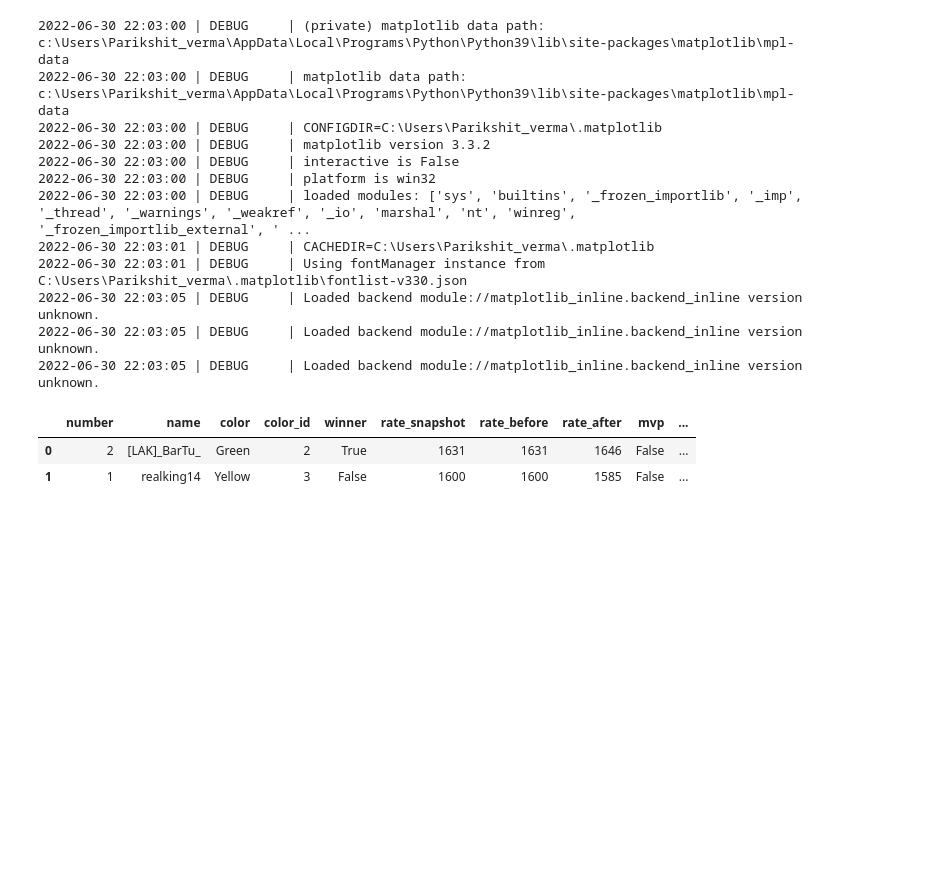
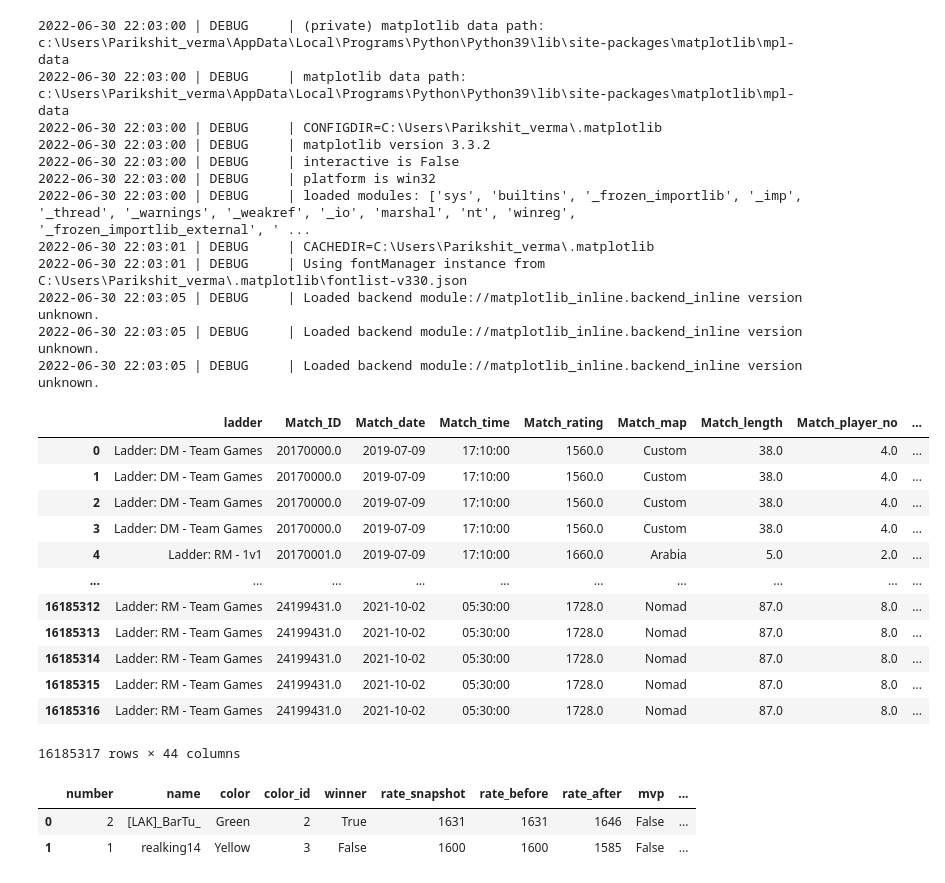
Before and after one commit to InspectorFowler/AgeofEmpires2_Voobly, a Jupyter notebook: src/Mining/Data_mining.ipynb, the cells around one changed output. Cells and saved outputs as stored; diff of their text form; code cells hidden in the pictures; blank space fills up the shorter version.

```diff
--- a/src/Mining/Data_mining.ipynb
+++ b/src/Mining/Data_mining.ipynb
@@ -41,6 +41,22 @@ logger.setLevel(logging.DEBUG)
 mysql_data = feather.read_feather('../../data/mysql_aoe2_matches.feather')
 # %%
 mongodb_data = pd.read_csv('../../data/mongodb_aoe2_matches.csv')
+# %%
+mysql_data
+# %% [output]
+|  | ladder | Match_ID | Match_date | Match_time | Match_rating | Match_map | Match_length | Match_player_no | ... |
+| 0 | Ladder: DM - Team Games | 20170000.0 | 2019-07-09 | 17:10:00 | 1560.0 | Custom | 38.0 | 4.0 | ... |
+| 1 | Ladder: DM - Team Games | 20170000.0 | 2019-07-09 | 17:10:00 | 1560.0 | Custom | 38.0 | 4.0 | ... |
+| 2 | Ladder: DM - Team Games | 20170000.0 | 2019-07-09 | 17:10:00 | 1560.0 | Custom | 38.0 | 4.0 | ... |
+| 3 | Ladder: DM - Team Games | 20170000.0 | 2019-07-09 | 17:10:00 | 1560.0 | Custom | 38.0 | 4.0 | ... |
+| 4 | Ladder: RM - 1v1 | 20170001.0 | 2019-07-09 | 17:10:00 | 1660.0 | Arabia | 5.0 | 2.0 | ... |
+| ... | ... | ... | ... | ... | ... | ... | ... | ... | ... |
+| 16185312 | Ladder: RM - Team Games | 24199431.0 | 2021-10-02 | 05:30:00 | 1728.0 | Nomad | 87.0 | 8.0 | ... |
+| 16185313 | Ladder: RM - Team Games | 24199431.0 | 2021-10-02 | 05:30:00 | 1728.0 | Nomad | 87.0 | 8.0 | ... |
+| 16185314 | Ladder: RM - Team Games | 24199431.0 | 2021-10-02 | 05:30:00 | 1728.0 | Nomad | 87.0 | 8.0 | ... |
+| 16185315 | Ladder: RM - Team Games | 24199431.0 | 2021-10-02 | 05:30:00 | 1728.0 | Nomad | 87.0 | 8.0 | ... |
+| 16185316 | Ladder: RM - Team Games | 24199431.0 | 2021-10-02 | 05:30:00 | 1728.0 | Nomad | 87.0 | 8.0 | ... |
+16185317 rows × 44 columns
 # %%
 import json
 # %%
```
Also changed, not shown: parts of 1 cell of this notebook.
